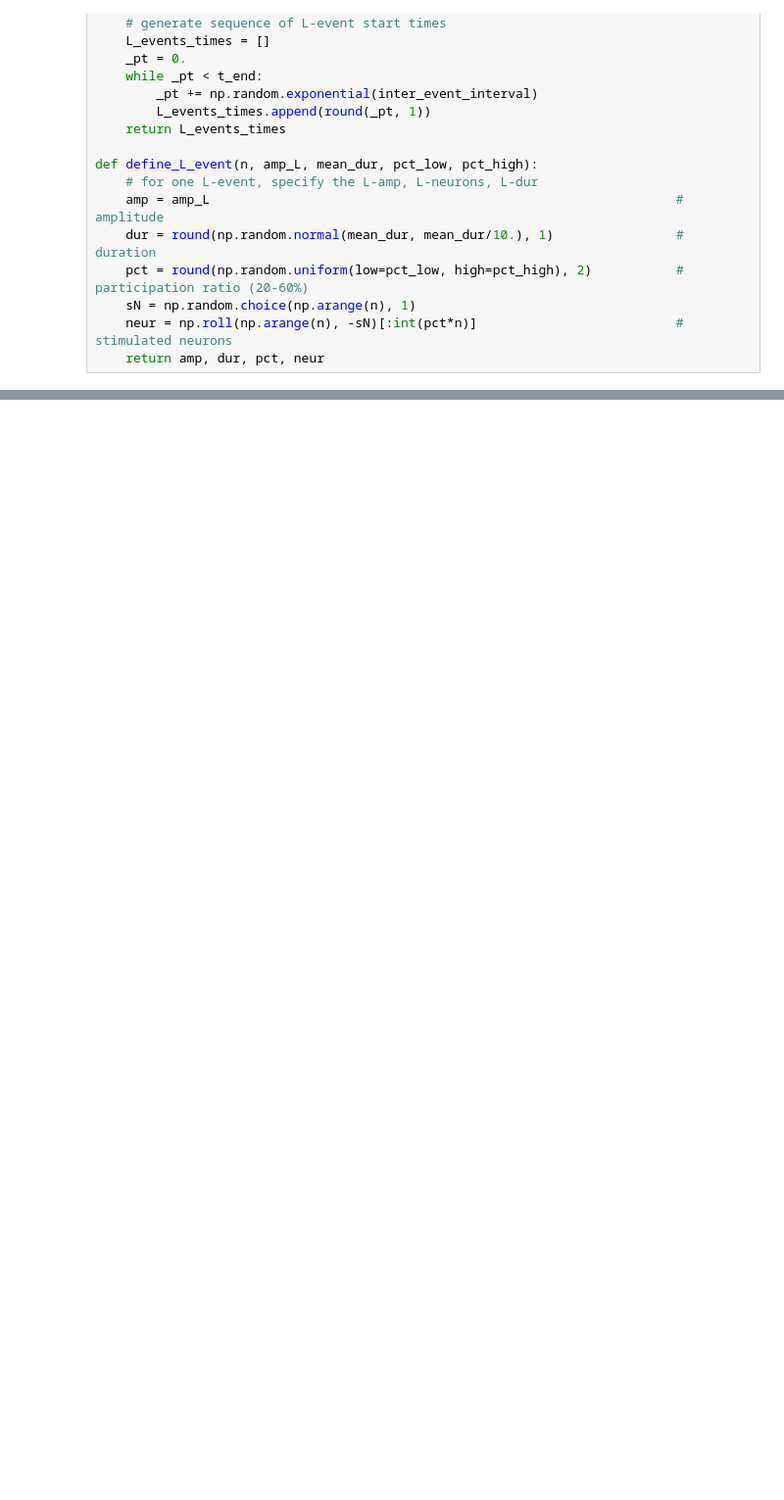
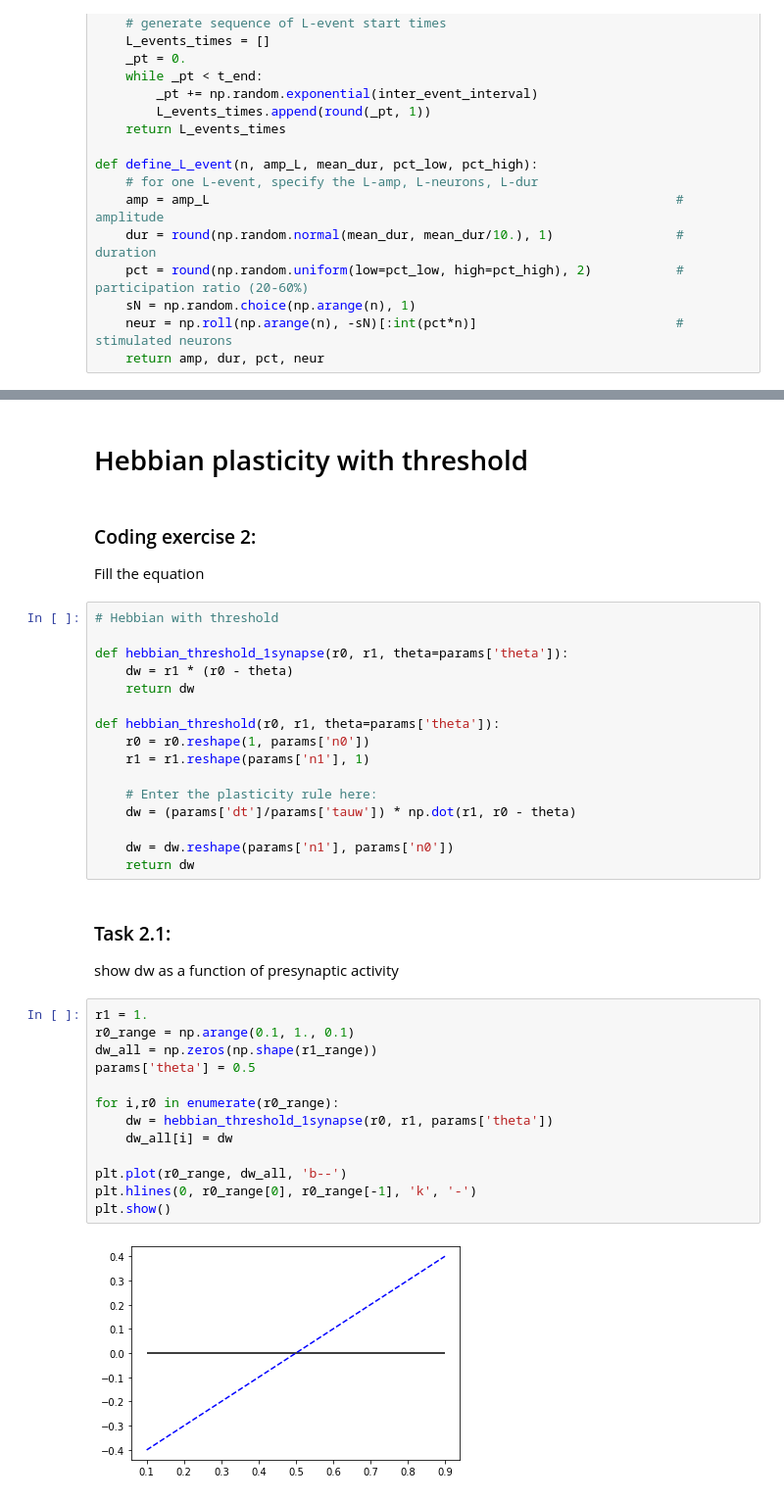
Before and after one commit to comp-neural-circuits/plasticity-workshop, a Jupyter notebook: hebbian_plasticity.ipynb, the cells around one changed output, grey strips where cells are left out. Shown at 98% size. Cells and saved outputs as stored; diff of their text form; blank space fills up the shorter version.

```diff
--- a/hebbian_plasticity.ipynb
+++ b/hebbian_plasticity.ipynb
@@ -193,0 +287,39 @@ show_weights_at_time(wXY, params, t3=80000.)
+# %% [markdown]
+# Hebbian plasticity with threshold
+# %% [markdown]
+### Coding exercise 2:
+Fill the equation
+# %%
+# Hebbian with threshold
+
+def hebbian_threshold_1synapse(r0, r1, theta=params['theta']):
+    dw = r1 * (r0 - theta)
+    return dw
+
+def hebbian_threshold(r0, r1, theta=params['theta']):
+    r0 = r0.reshape(1, params['n0'])
+    r1 = r1.reshape(params['n1'], 1)
+
+    # Enter the plasticity rule here:
+    dw = (params['dt']/params['tauw']) * np.dot(r1, r0 - theta)
+
+    dw = dw.reshape(params['n1'], params['n0'])
+    return dw
+# %% [markdown]
+### Task 2.1:
+show dw as a function of presynaptic activity
+# %%
+r1 = 1.
+r0_range = np.arange(0.1, 1., 0.1)
+dw_all = np.zeros(np.shape(r1_range))
+params['theta'] = 0.5
+
+for i,r0 in enumerate(r0_range):
+    dw = hebbian_threshold_1synapse(r0, r1, params['theta'])
+    dw_all[i] = dw
+
+plt.plot(r0_range, dw_all, 'b--')
+plt.hlines(0, r0_range[0], r0_range[-1], 'k', '-')
+plt.show()
+# %% [output]
+[figure, added]
```
Also changed, not shown: parts of 34 cells of this notebook.
